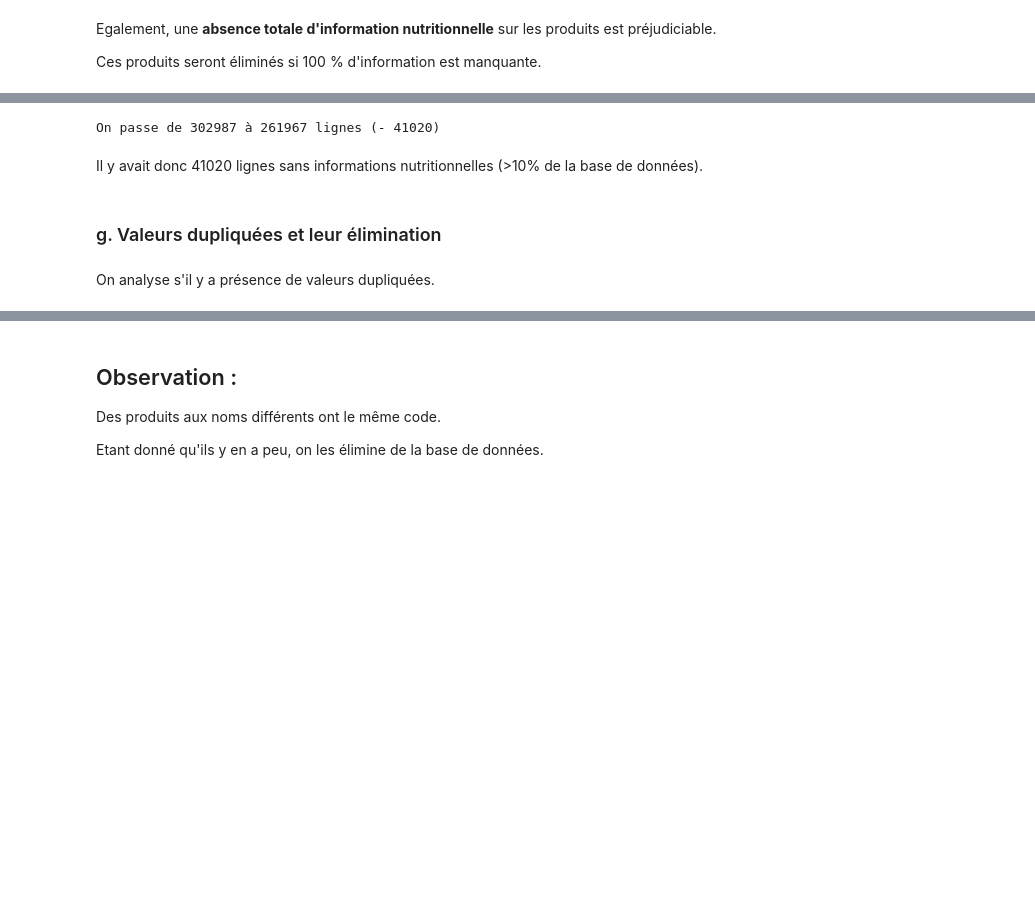
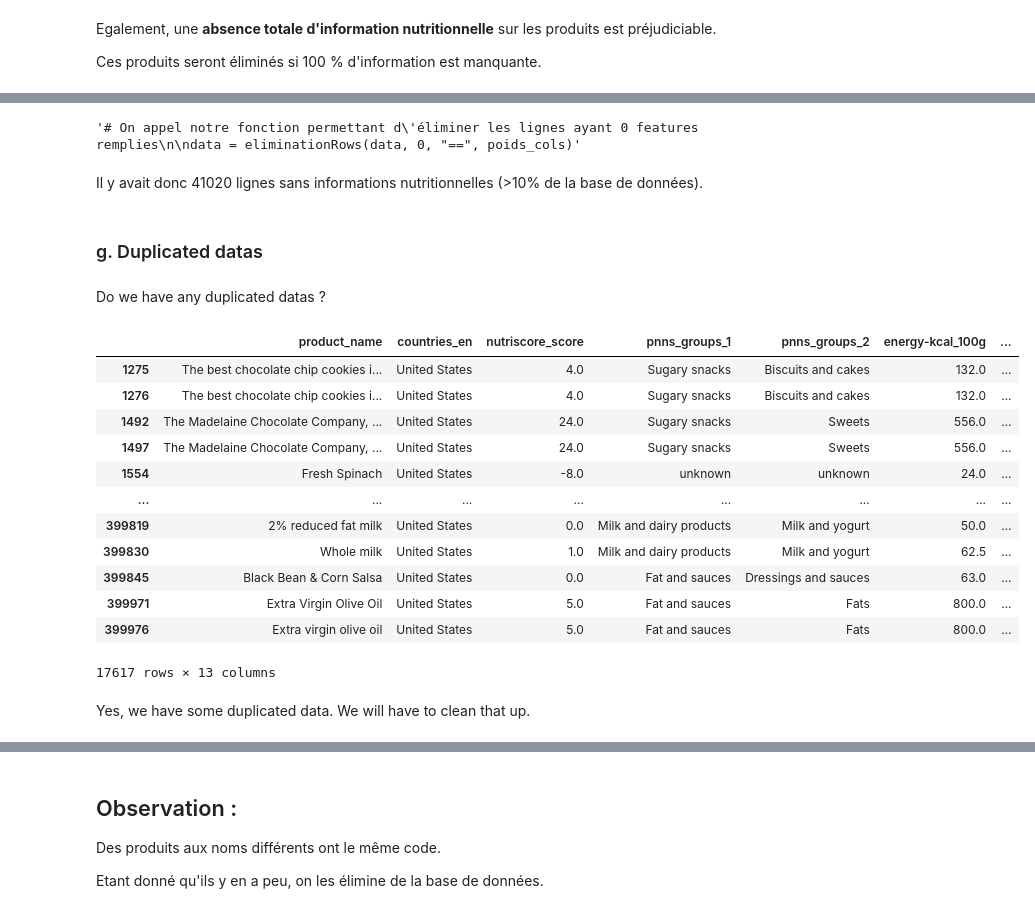
Before and after one commit to RubenHf/project_nutrition, a Jupyter notebook: 1_notebook_nettoyage_112023.ipynb, the cells around one changed output, grey strips where cells are left out. Drawn from its saved outputs; the diff is of its cells as text; code cells hidden in the pictures; blank space fills up the shorter version.

```diff
--- a/1_notebook_nettoyage_112023.ipynb
+++ b/1_notebook_nettoyage_112023.ipynb
@@ -361,0 +464,4 @@ Name: Features, dtype: object
+# %%
+print("We going from %d rows" %data.shape[0], end = " ")
+data = data[data.isnull().sum(axis = 1) == 0]
+print("to %d rows after clean-up" %data.shape[0])
@@ -450,17 +545,35 @@ def eliminationRows(df, critere_number, critere_ope, feature = 0):
 
     return df
 # %%
-# On appel notre fonction permettant d'éliminer les lignes ayant 0 features remplies
+"""# On appel notre fonction permettant d'éliminer les lignes ayant 0 features remplies
 
-data = eliminationRows(data, 0, "==", poids_cols)
+data = eliminationRows(data, 0, "==", poids_cols)"""
 # %% [output]
-On passe de 302987 à 261967 lignes (- 41020)
+'# On appel notre fonction permettant d\'éliminer les lignes ayant 0 features remplies\n\ndata = eliminationRows(data, 0, "==", poids_cols)'
 # %% [markdown]
 Il y avait donc 41020 lignes sans informations nutritionnelles (>10% de la base de données).
 # %% [markdown]
-### <a name = "T2C7">g. Valeurs dupliquées et leur élimination</a>
+### <a name = "T2C7">g. Duplicated datas</a>
 # %% [markdown]
-On analyse s'il y a présence de valeurs dupliquées.
+Do we have any duplicated datas ?
+# %%
+display(data.loc[data.duplicated(keep = False),:])
+# %% [output]
+|  | product_name | countries_en | nutriscore_score | pnns_groups_1 | pnns_groups_2 | energy-kcal_100g | ... |
+| 1275 | The best chocolate chip cookies i... | United States | 4.0 | Sugary snacks | Biscuits and cakes | 132.0 | ... |
+| 1276 | The best chocolate chip cookies i... | United States | 4.0 | Sugary snacks | Biscuits and cakes | 132.0 | ... |
+| 1492 | The Madelaine Chocolate Company, ... | United States | 24.0 | Sugary snacks | Sweets | 556.0 | ... |
+| 1497 | The Madelaine Chocolate Company, ... | United States | 24.0 | Sugary snacks | Sweets | 556.0 | ... |
+| 1554 | Fresh Spinach | United States | -8.0 | unknown | unknown | 24.0 | ... |
+| ... | ... | ... | ... | ... | ... | ... | ... |
+| 399819 | 2% reduced fat milk | United States | 0.0 | Milk and dairy products | Milk and yogurt | 50.0 | ... |
+| 399830 | Whole milk | United States | 1.0 | Milk and dairy products | Milk and yogurt | 62.5 | ... |
+| 399845 | Black Bean & Corn Salsa | United States | 0.0 | Fat and sauces | Dressings and sauces | 63.0 | ... |
+| 399971 | Extra Virgin Olive Oil | United States | 5.0 | Fat and sauces | Fats | 800.0 | ... |
+| 399976 | Extra virgin olive oil | United States | 5.0 | Fat and sauces | Fats | 800.0 | ... |
+17617 rows × 13 columns
+# %% [markdown]
+Yes, we have some duplicated data. We will have to clean that up.
 # %%
 # Pour voir les duplicats il faut se baser sur le nom du produit.
 # Certains produits peuvent être vendus avec différentes quantités, on ne veut en garder qu'une référence du produit
```
Also changed, not shown: parts of 73 cells of this notebook, 2 other files.
